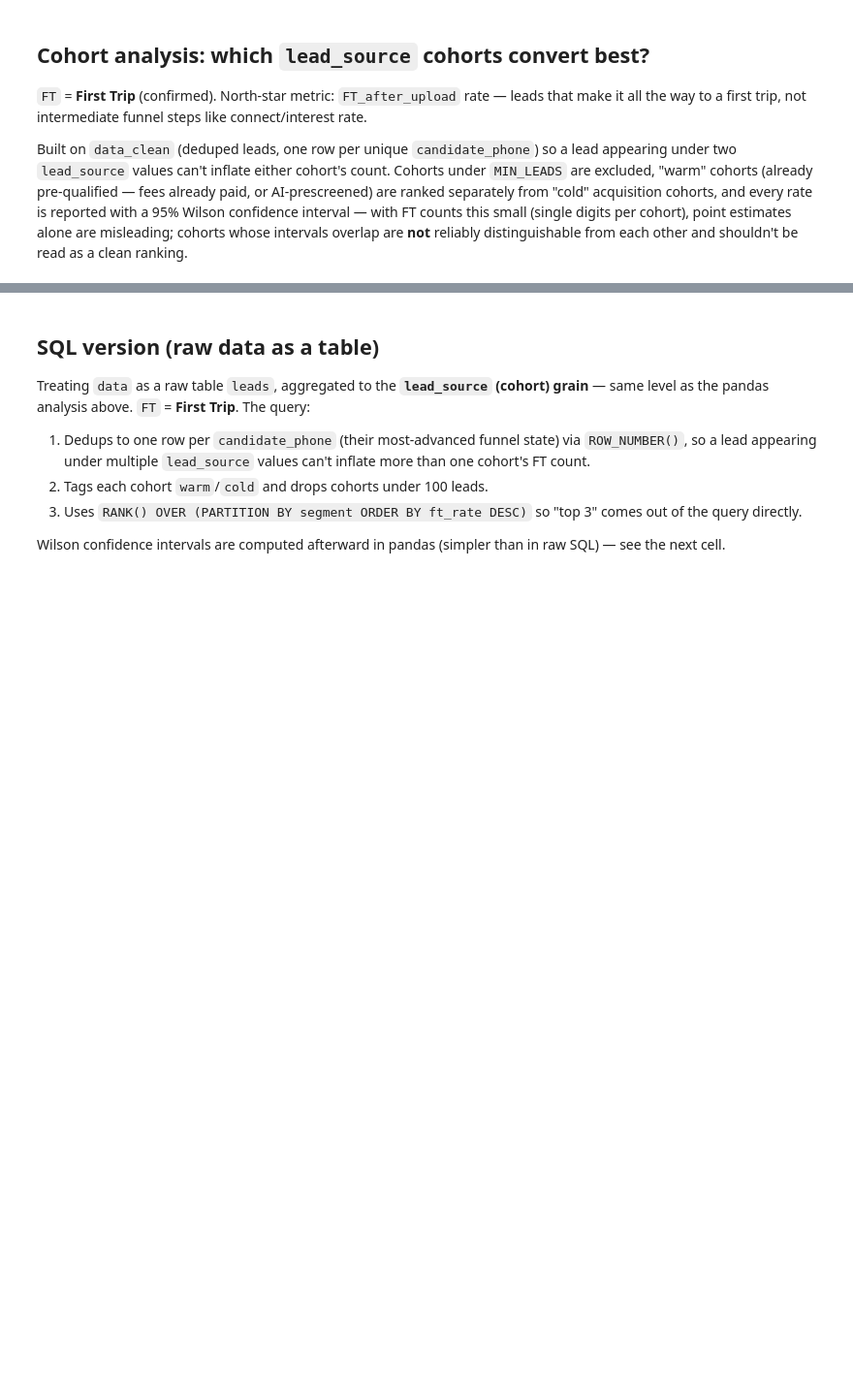
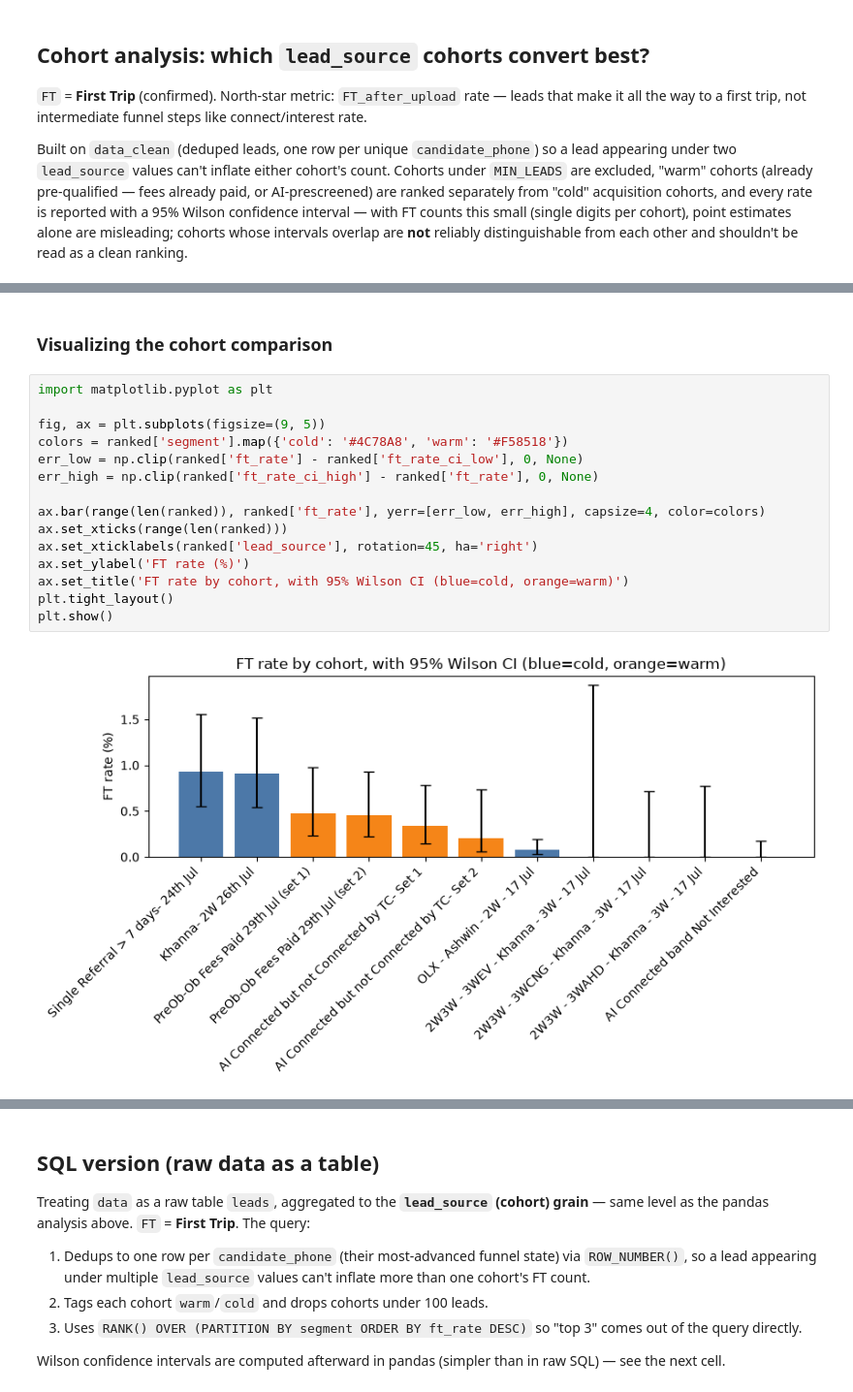
Before and after one commit to madhav-gfn/trading_bot, a Jupyter notebook: analysis.ipynb, the cells around one changed output, grey strips where cells are left out. Shown at 97% size. Saved outputs shown, nothing was run; the diff lists cells and outputs as text; blank space fills up the shorter version.

```diff
--- a/analysis.ipynb
+++ b/analysis.ipynb
@@ -119,0 +206,19 @@ report_top3('warm')
+# %% [markdown]
+### Visualizing the cohort comparison
+# %%
+import matplotlib.pyplot as plt
+
+fig, ax = plt.subplots(figsize=(9, 5))
+colors = ranked['segment'].map({'cold': '#4C78A8', 'warm': '#F58518'})
+err_low = np.clip(ranked['ft_rate'] - ranked['ft_rate_ci_low'], 0, None)
+err_high = np.clip(ranked['ft_rate_ci_high'] - ranked['ft_rate'], 0, None)
+
+ax.bar(range(len(ranked)), ranked['ft_rate'], yerr=[err_low, err_high], capsize=4, color=colors)
+ax.set_xticks(range(len(ranked)))
+ax.set_xticklabels(ranked['lead_source'], rotation=45, ha='right')
+ax.set_ylabel('FT rate (%)')
+ax.set_title('FT rate by cohort, with 95% Wilson CI (blue=cold, orange=warm)')
+plt.tight_layout()
+plt.show()
+# %% [output]
+[figure, added]
```
Also changed, not shown: parts of 29 cells of this notebook, 2 other files.
